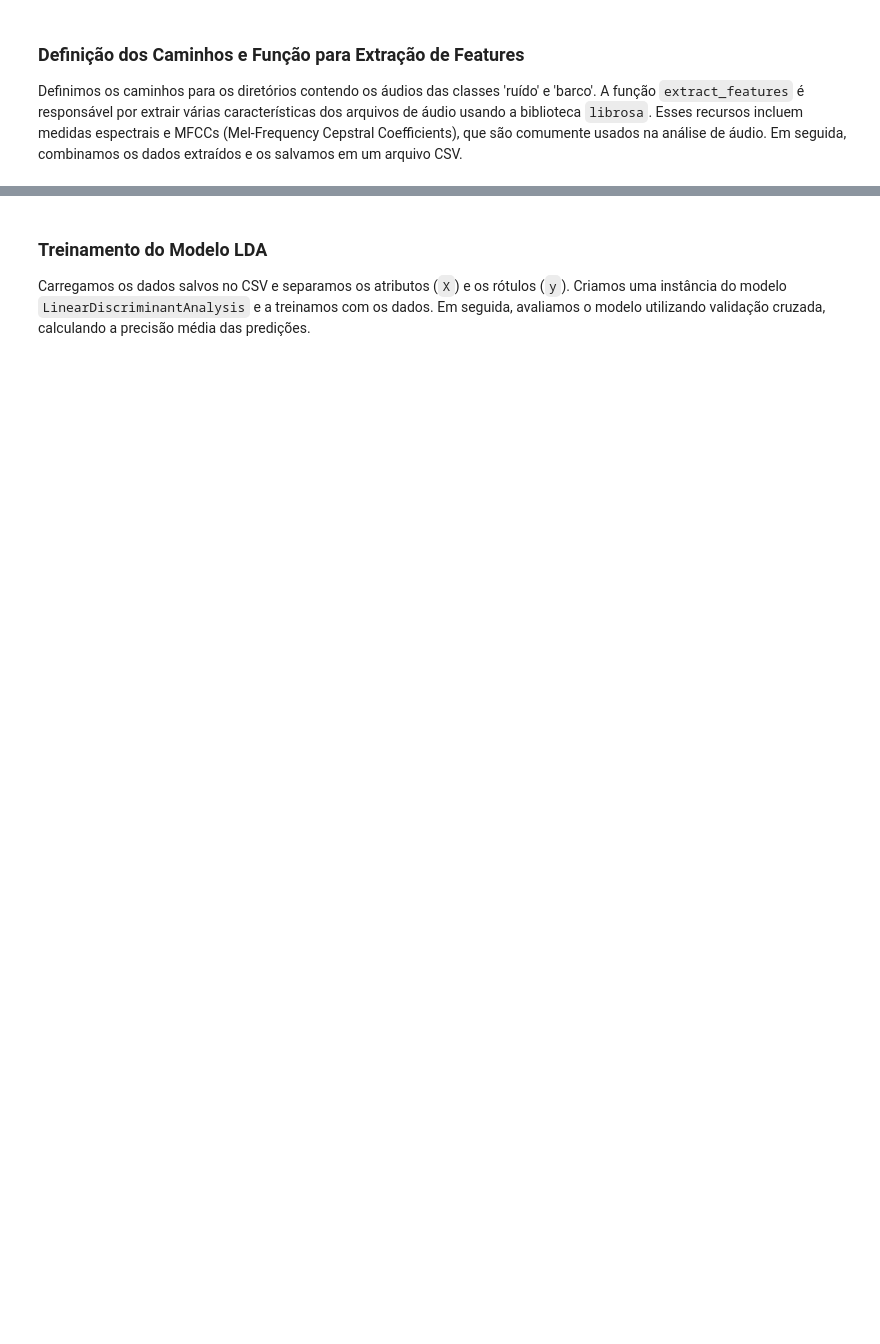
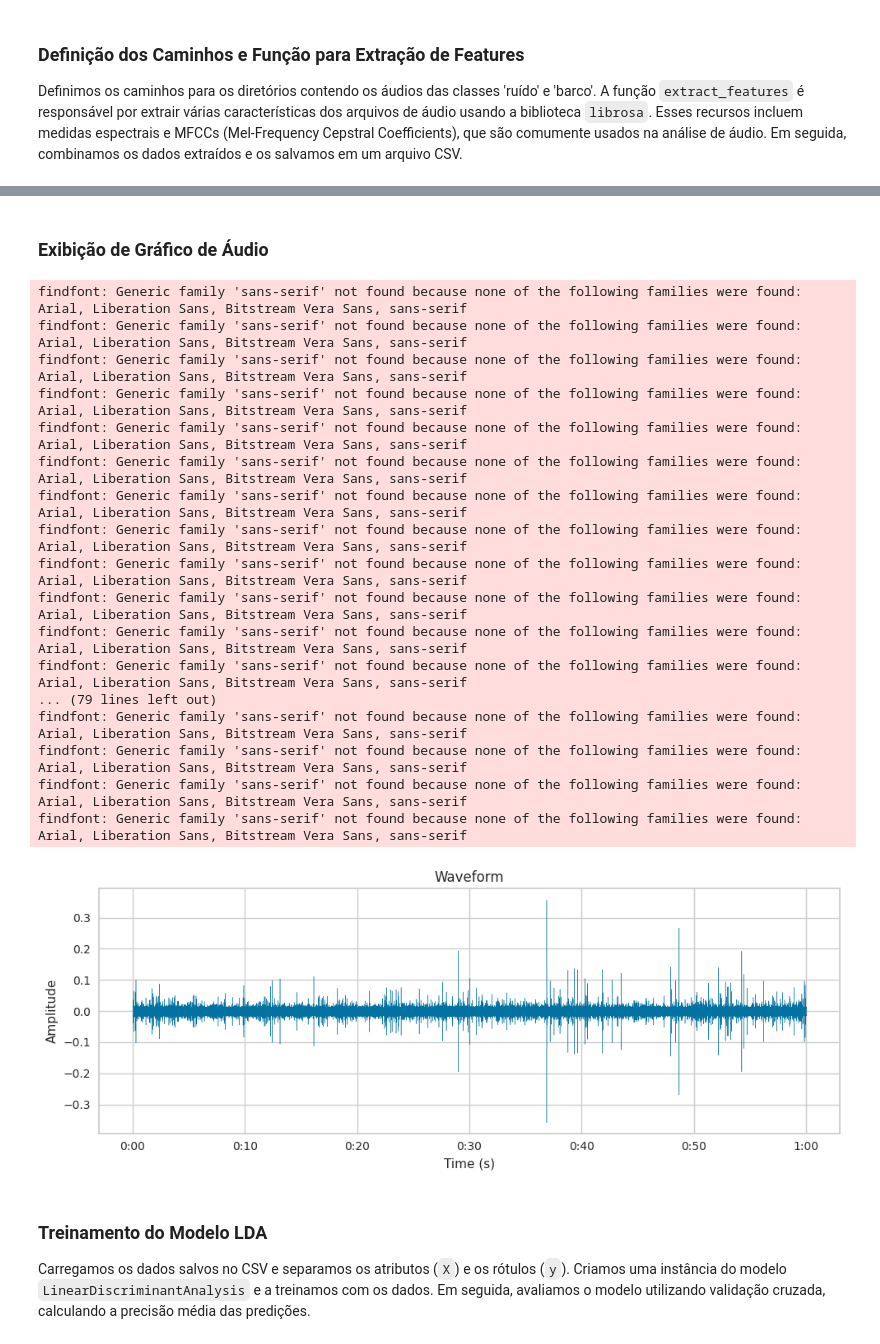
Before and after one commit to MarcosHGdaSilva/IotOceanStyle, a Jupyter notebook: Modelo LDA/treino_modelo_LDA.ipynb, the cells around one changed output, grey strips where cells are left out. Saved outputs shown, nothing was run; the diff lists cells and outputs as text; code cells hidden in the pictures; blank space fills up the shorter version.

```diff
--- a/Modelo LDA/treino_modelo_LDA.ipynb
+++ b/Modelo LDA/treino_modelo_LDA.ipynb
@@ -18,3 +56,14 @@ from sklearn.model_selection import cross_val_score, train_test_split
+# %%
+# Função para exibir o gráfico de um arquivo de áudio
+def plot_waveform(file_path):
+    y, sr = librosa.load(file_path, sr=None)
+    plt.figure(figsize=(10, 4))
+    librosa.display.waveshow(y, sr=sr)
+    plt.title('Waveform')
+    plt.xlabel('Time (s)')
+    plt.ylabel('Amplitude')
+    plt.tight_layout()
+    plt.show()
 # %% [markdown]
 ### Definição dos Caminhos e Função para Extração de Features
 Definimos os caminhos para os diretórios contendo os áudios das classes 'ruído' e 'barco'. A função `extract_features` é responsável por extrair várias características dos arquivos de áudio usando a biblioteca `librosa`. Esses recursos incluem medidas espectrais e MFCCs (Mel-Frequency Cepstral Coefficients), que são comumente usados na análise de áudio. Em seguida, combinamos os dados extraídos e os salvamos em um arquivo CSV.
@@ -78,3 +151,26 @@ df.to_csv("csv/features_audios_classificados.csv", index=False)
+# %% [markdown]
+### Exibição de Gráfico de Áudio
+# %%
+plot_waveform(file_path)
+# %% [output]
+findfont: Generic family 'sans-serif' not found because none of the following families were found: Arial, Liberation Sans, Bitstream Vera Sans, sans-serif
+findfont: Generic family 'sans-serif' not found because none of the following families were found: Arial, Liberation Sans, Bitstream Vera Sans, sans-serif
+findfont: Generic family 'sans-serif' not found because none of the following families were found: Arial, Liberation Sans, Bitstream Vera Sans, sans-serif
+findfont: Generic family 'sans-serif' not found because none of the following families were found: Arial, Liberation Sans, Bitstream Vera Sans, sans-serif
+findfont: Generic family 'sans-serif' not found because none of the following families were found: Arial, Liberation Sans, Bitstream Vera Sans, sans-serif
+findfont: Generic family 'sans-serif' not found because none of the following families were found: Arial, Liberation Sans, Bitstream Vera Sans, sans-serif
+findfont: Generic family 'sans-serif' not found because none of the following families were found: Arial, Liberation Sans, Bitstream Vera Sans, sans-serif
+findfont: Generic family 'sans-serif' not found because none of the following families were found: Arial, Liberation Sans, Bitstream Vera Sans, sans-serif
+findfont: Generic family 'sans-serif' not found because none of the following families were found: Arial, Liberation Sans, Bitstream Vera Sans, sans-serif
+findfont: Generic family 'sans-serif' not found because none of the following families were found: Arial, Liberation Sans, Bitstream Vera Sans, sans-serif
+findfont: Generic family 'sans-serif' not found because none of the following families were found: Arial, Liberation Sans, Bitstream Vera Sans, sans-serif
+findfont: Generic family 'sans-serif' not found because none of the following families were found: Arial, Liberation Sans, Bitstream Vera Sans, sans-serif
+... (79 lines left out)
+findfont: Generic family 'sans-serif' not found because none of the following families were found: Arial, Liberation Sans, Bitstream Vera Sans, sans-serif
+findfont: Generic family 'sans-serif' not found because none of the following families were found: Arial, Liberation Sans, Bitstream Vera Sans, sans-serif
+findfont: Generic family 'sans-serif' not found because none of the following families were found: Arial, Liberation Sans, Bitstream Vera Sans, sans-serif
+findfont: Generic family 'sans-serif' not found because none of the following families were found: Arial, Liberation Sans, Bitstream Vera Sans, sans-serif
+[figure, added]
 # %% [markdown]
 ### Treinamento do Modelo LDA
 Carregamos os dados salvos no CSV e separamos os atributos (`X`) e os rótulos (`y`). Criamos uma instância do modelo `LinearDiscriminantAnalysis` e a treinamos com os dados. Em seguida, avaliamos o modelo utilizando validação cruzada, calculando a precisão média das predições.
```
Also changed, not shown: parts of 13 cells of this notebook, 11 other files.
